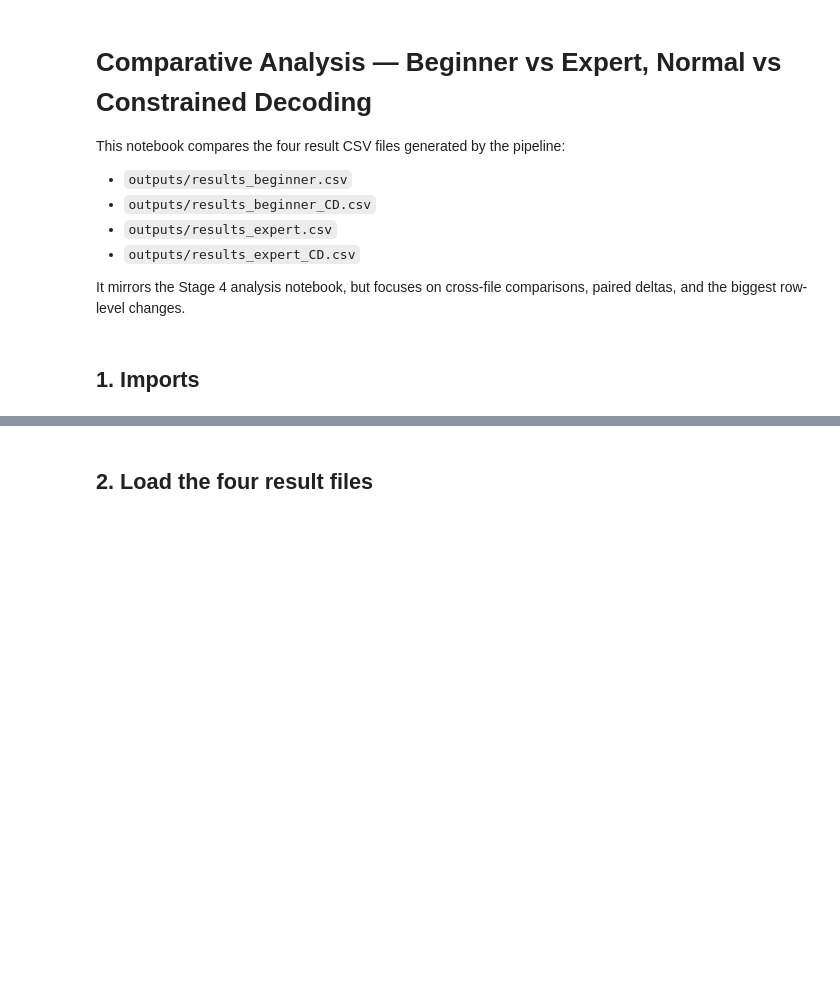
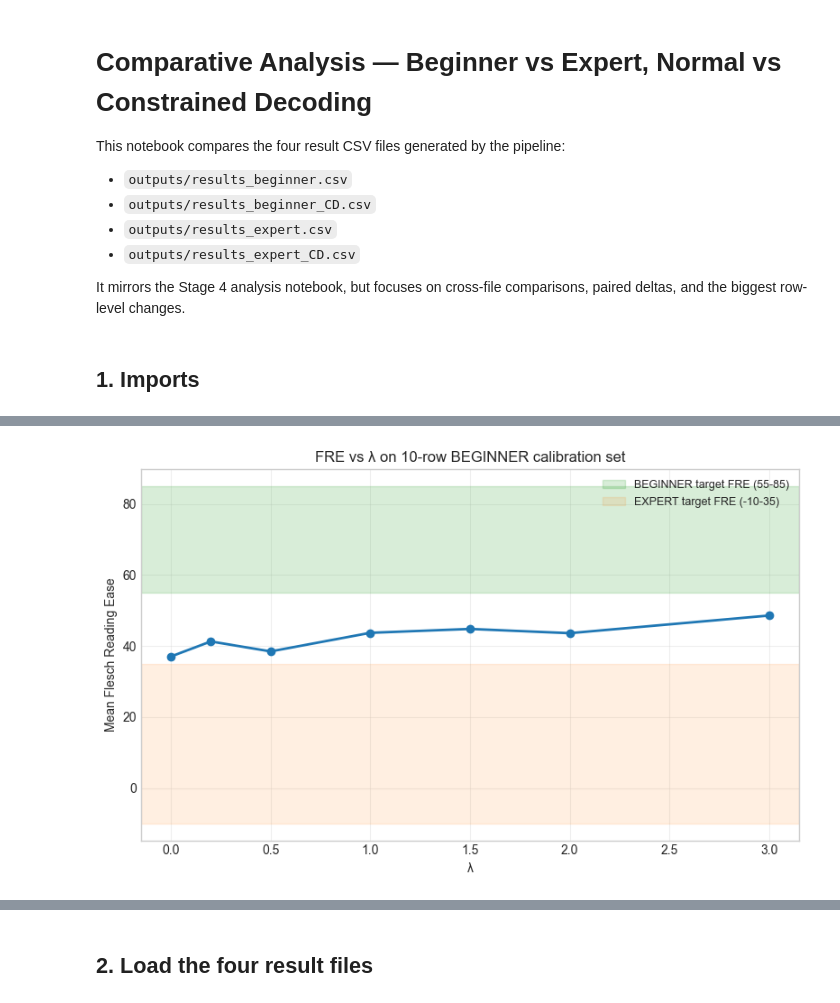
Before and after one commit to VimalJ5/User-Adaptive-XAI, a Jupyter notebook: MCC_contrained_decoding/05_comparative_analysis.ipynb, the cells around one changed output, grey strips where cells are left out. Cells and saved outputs as stored; diff of their text form; code cells hidden in the pictures; blank space fills up the shorter version.

Commit message:
MCC : Updated lambda values for CD

```diff
--- a/MCC_contrained_decoding/05_comparative_analysis.ipynb
+++ b/MCC_contrained_decoding/05_comparative_analysis.ipynb
@@ -20,3 +20,86 @@ import pandas as pd
 pd.set_option("display.max_colwidth", 80)
 pd.set_option("display.max_columns", 50)
 plt.style.use("seaborn-v0_8-whitegrid")
+# %%
+# ── λ SWEEP — run this first to confirm operating parameters ──────────────
+from constrained_decoding import LAMBDA_MAP as CD_LAMBDA_MAP, ReadabilityBeamGenerator
+from model_loaders import load_llm
+from pipeline_helpers import SYSTEM_PROMPT
+import config
+import textstat
+
+sweep_df = pd.read_csv(Path("outputs/results_beginner.csv")).head(10).copy()
+print(f"Using {len(sweep_df)} BEGINNER rows for λ sweep calibration.")
+
+tokenizer, llm_model = load_llm()
+generator = ReadabilityBeamGenerator(model=llm_model, tokenizer=tokenizer)
+
+original_beginner_lambda = float(config.LAMBDA_MAP.get("BEGINNER", 0.0))
+sweep_rows = []
+
+try:
+    for lambda_value in config.LAMBDA_SWEEP_VALUES:
+        config.LAMBDA_MAP["BEGINNER"] = float(lambda_value)
+        CD_LAMBDA_MAP["BEGINNER"] = float(lambda_value)
+
+        generated_texts = []
+        for _, row in sweep_df.iterrows():
+            predicted_class = str(row.get("predicted_class", "Unknown"))
+            input_text = str(row.get("text", ""))
+            task_prompt = (
+                "### INPUT\n"
+                f"Predicted class: {predicted_class}\n"
+                "User category: BEGINNER\n"
+                f"Abstract: {input_text}\n\n"
+                "### TASK\n"
+                "Explain in simple language why this abstract maps to the predicted class. "
+                "Use short sentences, avoid jargon, and stay faithful to the abstract.\n\n"
+                "### EXPLANATION:"
+            )
+            generated = generator.generate(
+                system_prompt=SYSTEM_PROMPT,
+                task_prompt=task_prompt,
+                user_category="BEGINNER",
+            )
+            generated_texts.append(generated)
+
+        fre_scores = [textstat.flesch_reading_ease(t) for t in generated_texts]
+        dale_scores = [textstat.dale_chall_readability_score(t) for t in generated_texts]
+        pct_fre_ge_55 = 100.0 * sum(score >= 55 for score in fre_scores) / max(len(fre_scores), 1)
+
+        sweep_rows.append(
+            {
+                "lambda": float(lambda_value),
+                "mean_fre": float(pd.Series(fre_scores).mean()),
+                "mean_dale_chall": float(pd.Series(dale_scores).mean()),
+                "pct_fre_ge_55": float(pct_fre_ge_55),
+            }
+        )
+finally:
+    config.LAMBDA_MAP["BEGINNER"] = original_beginner_lambda
+    CD_LAMBDA_MAP["BEGINNER"] = original_beginner_lambda
+
+sweep_table = pd.DataFrame(sweep_rows).sort_values("lambda").reset_index(drop=True)
+print("\nλ sweep summary")
+display(sweep_table)
+
+fig, ax = plt.subplots(figsize=(8, 5))
+ax.plot(sweep_table["lambda"], sweep_table["mean_fre"], marker="o", linewidth=2, color="#1f77b4")
+ax.axhspan(55, 85, alpha=0.18, color="#2ca02c", label="BEGINNER target FRE (55-85)")
+ax.axhspan(-10, 35, alpha=0.12, color="#ff7f0e", label="EXPERT target FRE (-10-35)")
+ax.set_title("FRE vs λ on 10-row BEGINNER calibration set")
+ax.set_xlabel("λ")
+ax.set_ylabel("Mean Flesch Reading Ease")
+ax.grid(True, alpha=0.3)
+ax.legend(fontsize=9)
+plt.tight_layout()
+plt.show()
+
+candidates = sweep_table[sweep_table["mean_fre"] >= 55]
+if len(candidates) > 0:
+    recommended_lambda = float(candidates.iloc[0]["lambda"])
+    print(f"Recommended operating λ (lowest mean FRE >= 55): {recommended_lambda}")
+else:
+    print("No λ in LAMBDA_SWEEP_VALUES achieved mean FRE >= 55.")
+    print("Try tighter caps and rerun the sweep.")
+# %% [output]
@@ -22,0 +121 @@ plt.style.use("seaborn-v0_8-whitegrid")
+[figure, added]
```
Also changed, not shown: parts of 5 cells of this notebook, 11 other files.
